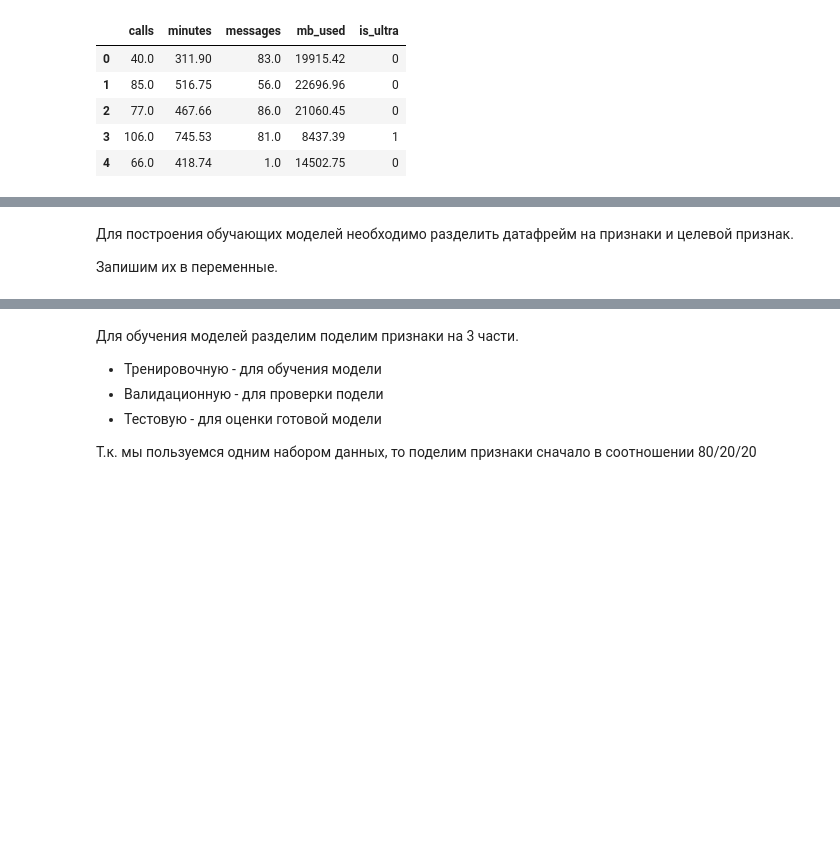
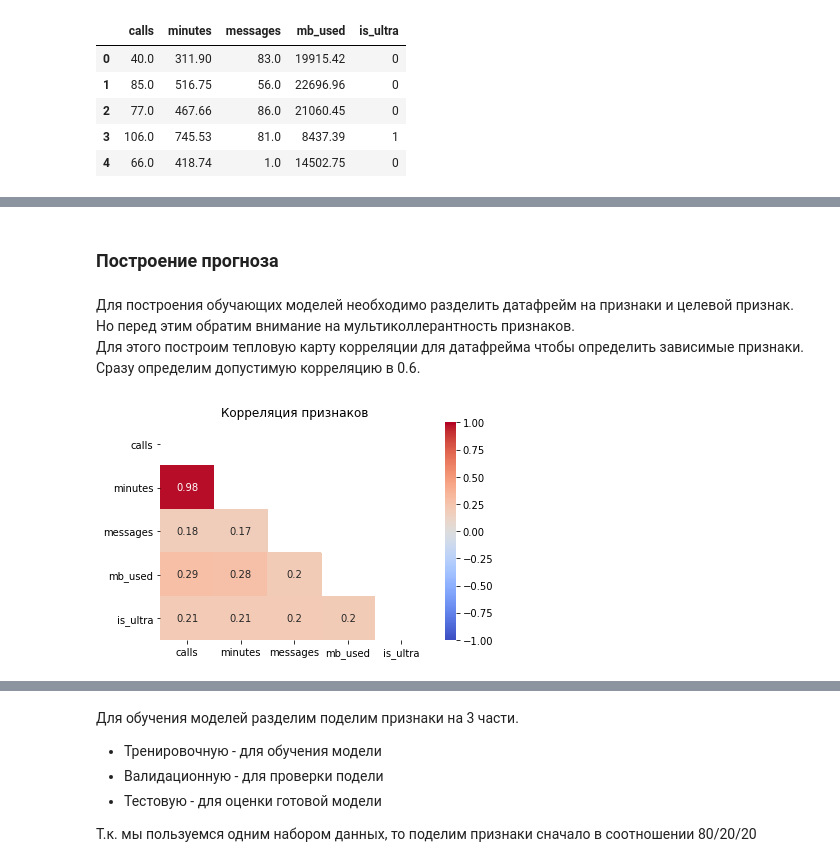
Before and after one commit to kozyreviva/Data_Science, a Jupyter notebook: ML_introduction.ipynb, the cells around one changed output, grey strips where cells are left out. Cells and saved outputs as stored; diff of their text form; code cells hidden in the pictures; blank space fills up the shorter version.

```diff
--- a/ML_introduction.ipynb
+++ b/ML_introduction.ipynb
@@ -54,4 +72,16 @@ df.head()
+# %% [markdown]
+### Построение прогноза
 # %% [markdown]
 Для построения обучающих моделей необходимо разделить датафрейм на признаки и целевой признак.
-
-Запишим их в переменные.
+Но перед этим обратим внимание на мультиколлерантность признаков.
+Для этого построим тепловую карту корреляции для датафрейма чтобы определить зависимые признаки.
+Сразу определим допустимую корреляцию в 0.6.
+# %%
+#выделим значения для сокрытия их в тепловой карте
+upp_mat = np.triu(df.corr())
+#построение тепловой карты корреляции признаков
+sns.heatmap(df.corr(),vmin = -1, vmax = +1, annot = True, cmap = 'coolwarm', mask = upp_mat)
+plt.title("Корреляция признаков")
+plt.show()
+# %% [output]
+[figure, added]
```
Also changed, not shown: parts of 25 cells of this notebook.
